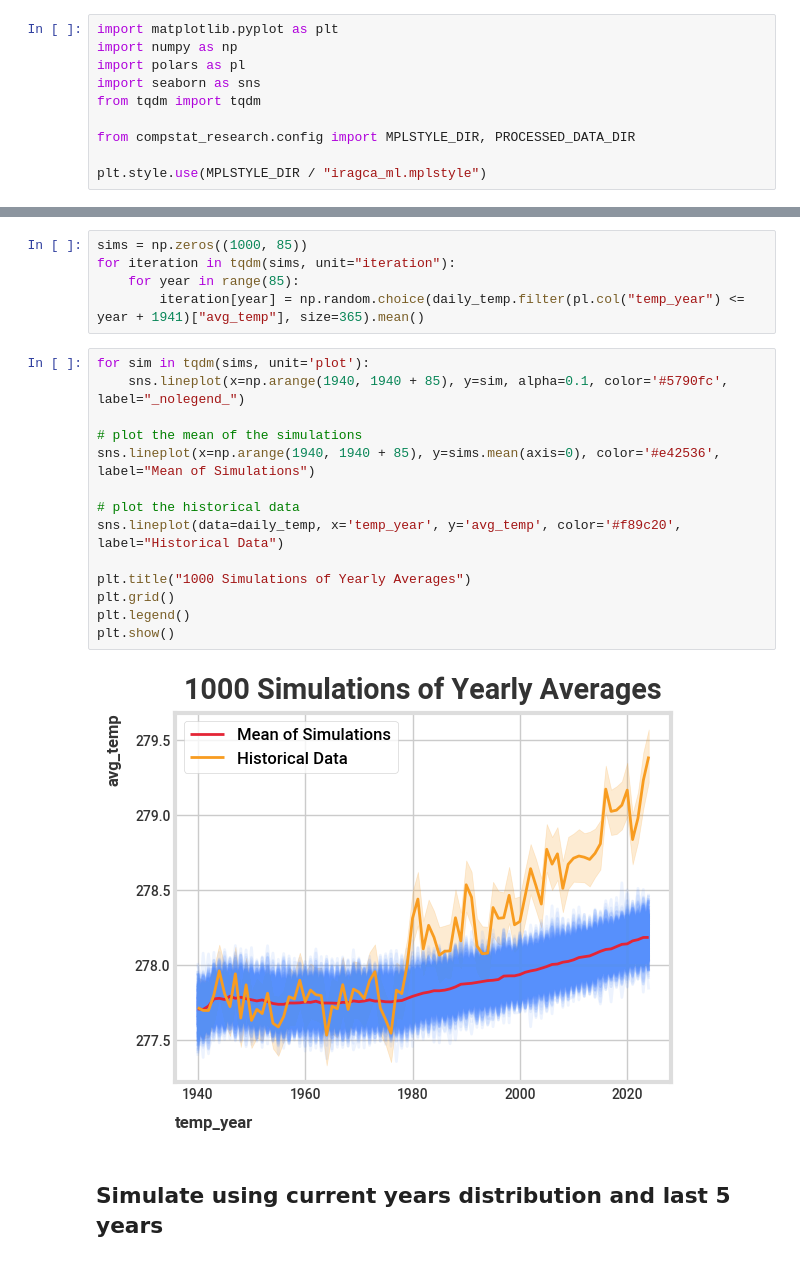
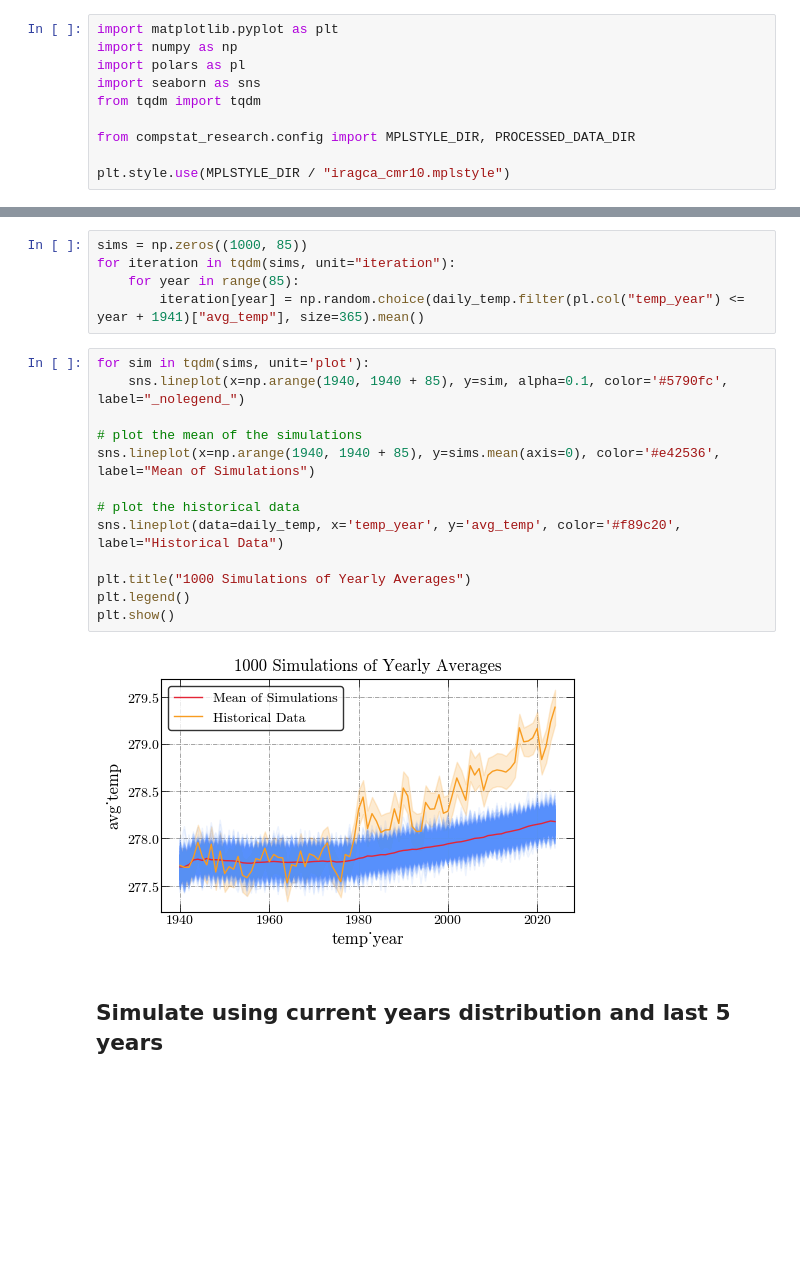
Before and after one commit to iragca/compstat-research, a Jupyter notebook: notebooks/6.0-iragca-climate-models.ipynb, the cells around one changed output, grey strips where cells are left out. Saved outputs shown, nothing was run; the diff lists cells and outputs as text; blank space fills up the shorter version.

```diff
--- a/notebooks/6.0-iragca-climate-models.ipynb
+++ b/notebooks/6.0-iragca-climate-models.ipynb
@@ -7,5 +7,5 @@ from tqdm import tqdm
 
 from compstat_research.config import MPLSTYLE_DIR, PROCESSED_DATA_DIR
 
-plt.style.use(MPLSTYLE_DIR / "iragca_ml.mplstyle")
+plt.style.use(MPLSTYLE_DIR / "iragca_cmr10.mplstyle")
 # %% [output]
@@ -108,19 +111,18 @@ for iteration in tqdm(sims, unit="iteration"):
 # %%
 for sim in tqdm(sims, unit='plot'):
     sns.lineplot(x=np.arange(1940, 1940 + 85), y=sim, alpha=0.1, color='#5790fc', label="_nolegend_")
 
 # plot the mean of the simulations
 sns.lineplot(x=np.arange(1940, 1940 + 85), y=sims.mean(axis=0), color='#e42536', label="Mean of Simulations")
 
 # plot the historical data
 sns.lineplot(data=daily_temp, x='temp_year', y='avg_temp', color='#f89c20', label="Historical Data")
 
 plt.title("1000 Simulations of Yearly Averages")
-plt.grid()
 plt.legend()
 plt.show()
 # %% [output]
-[figure, old version]
+[figure, new version]
 # %% [markdown]
 ## Simulate using current years distribution and last 5 years
 # %%
```
Also changed, not shown: parts of 25 cells of this notebook.
